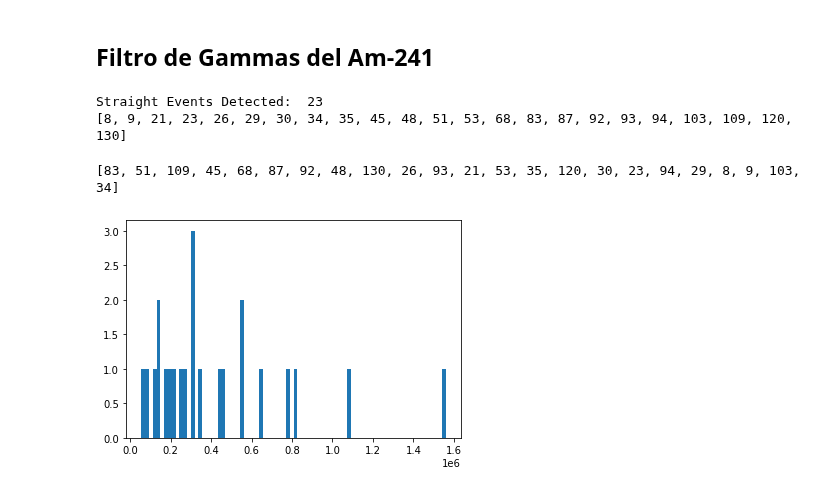
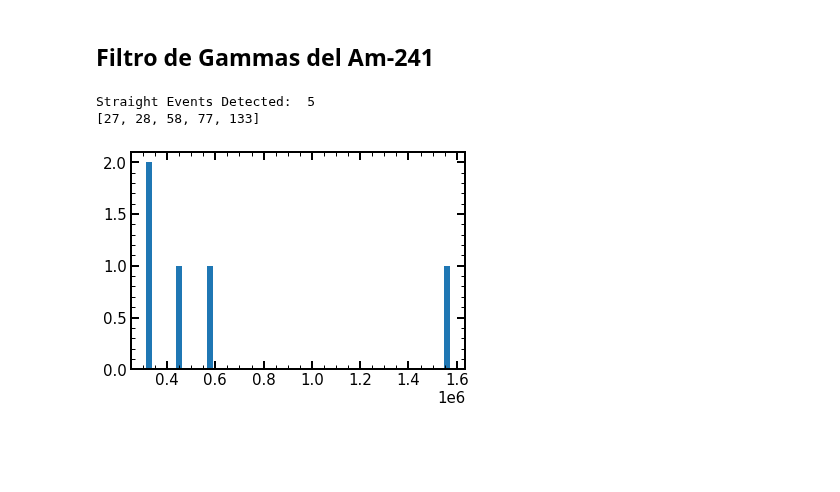
Before and after one commit to mausanram/CodigosICN, a Jupyter notebook: Catalogo_Eventos/Catalogo_Gammas_Am241.ipynb, the cells around one changed output. Drawn from its saved outputs; the diff is of its cells as text; code cells hidden in the pictures; blank space fills up the shorter version.

```diff
--- a/Catalogo_Eventos/Catalogo_Gammas_Am241.ipynb
+++ b/Catalogo_Eventos/Catalogo_Gammas_Am241.ipynb
@@ -306,7 +304,7 @@ np.median(data)
 # %% [markdown]
 # All Events DataFrame
 # %%
-fondo_value = 5 * abs(popt[2])
+fondo_value = 3 * abs(popt[2])
 list_Runid = []
 list_ext = []
 list_Matrix_Slice_Event = []
@@ -751,18 +749,22 @@ for event in range(1, nlabels_img):
 
     rM = prop[event-1].axis_major_length
     rm = prop[event-1].axis_minor_length
-    # Solidity = prop[event-1].solidity
+    Solidity = prop[event-1].solidity
     charge = data_maskEvent.sum()
     miny, minx, maxy, maxx = prop[event-1].bbox
     Long_y = maxy - miny
     Long_x = maxx - minx
 
-    if Long_x < 1.5 or Long_y < 1.5 :
+    if Long_x < 4 or Long_y < 4 :
         continue
 
-    # if differval < MeanValue_Event:
-    #     continue
-    if  rM <= 2 * rm:
+    if differval < MeanValue_Event:
+        continue
+
+    if Solidity < 0.8:
+        continue
+
+    if  rM <= 1.5 * rm:
         # print(Barycentercharge, differval)
         Gammas_Events.append(event)
 
@@ -770,13 +772,8 @@ print('Straight Events Detected: ', len(Gammas_Events))
 print(Gammas_Events)
 # print(type(data_maskEvent))
 # %% [output]
-Straight Events Detected:  23
-[8, 9, 21, 23, 26, 29, 30, 34, 35, 45, 48, 51, 53, 68, 83, 87, 92, 93, 94, 103, 109, 120, 130]
+Straight Events Detected:  5
+[27, 28, 58, 77, 133]
-# %%
-muestra_Gammas_Events = random.sample(Gammas_Events, 23)
-print(muestra_Gammas_Events)
-# %% [output]
-[83, 51, 109, 45, 68, 87, 92, 48, 130, 26, 93, 21, 53, 35, 120, 30, 23, 94, 29, 8, 9, 103, 34]
 # %%
 charge_Gammas_Events = []
 for index_event in range(0,len(Gammas_Events)):
@@ -807,12 +804,12 @@ for index_event in range(0,len(Gammas_Events)):
     # print(Straight_Events[index_event], str(DeltaEL_GeV) + ' GeV/cm')
     # print( Straight_Events[index_event], Delta_L, DeltaEL_MeV, charge, theta)
 # %%
-plt.hist(charge_Gammas_Events, bins = 80)
+plt.hist(charge_Gammas_Events, bins = 50)
 # plt.yscale('log')
 # plt.xlim(0,3000)
 plt.show()
 # %% [output]
-[figure, old version]
+[figure, new version]
 # %%
 ## DataFrame de los eventos circulares
 for n_label in Gammas_Events:
```
Also changed, not shown: parts of 18 cells of this notebook, 2 other files.
